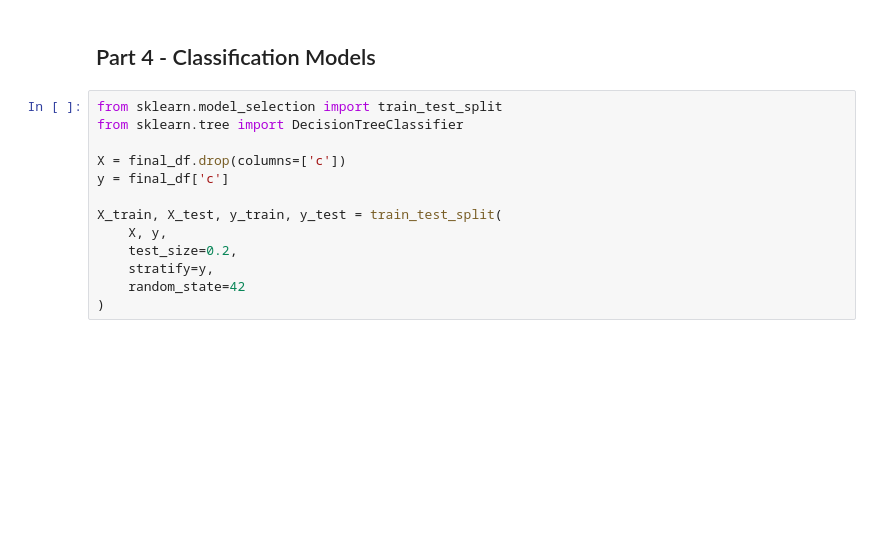
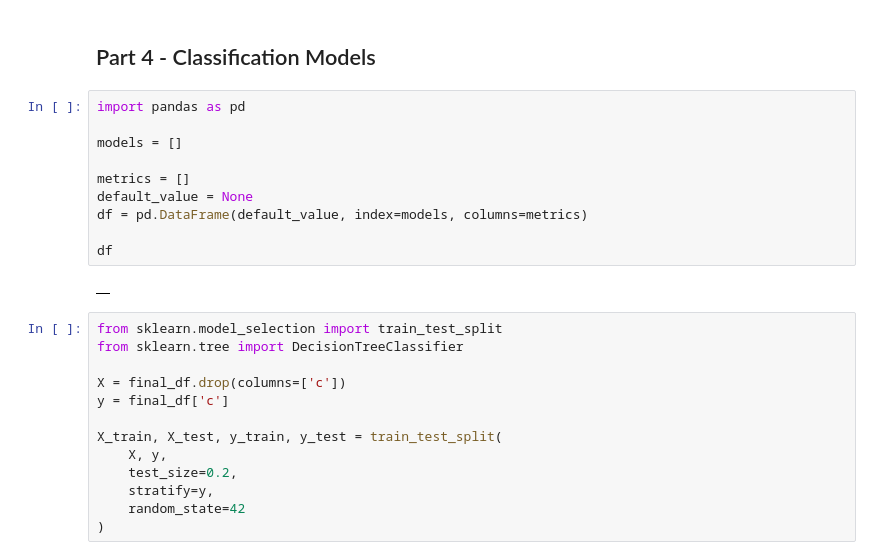
Before and after one commit to 0zzone/machine-learning-efrei-s8, a Jupyter notebook: lab1.ipynb, the cells around one changed output. Saved outputs shown, nothing was run; the diff lists cells and outputs as text; blank space fills up the shorter version.

```diff
--- a/lab1.ipynb
+++ b/lab1.ipynb
@@ -458,6 +458,18 @@ SMOTE creates samples data to the undersampling category. Therefore, we can face
 We could perform random oversampling. This would duplicate samples instead of creating new synthetic ones.
 # %% [markdown]
 ## Part 4 - Classification Models
+# %%
+import pandas as pd
+
+models = []
+
+metrics = []
+default_value = None
+df = pd.DataFrame(default_value, index=models, columns=metrics)
+
+df
+# %% [output]
+|  |
 # %%
 from sklearn.model_selection import train_test_split
 from sklearn.tree import DecisionTreeClassifier
```
Also changed, not shown: parts of 7 cells of this notebook.
